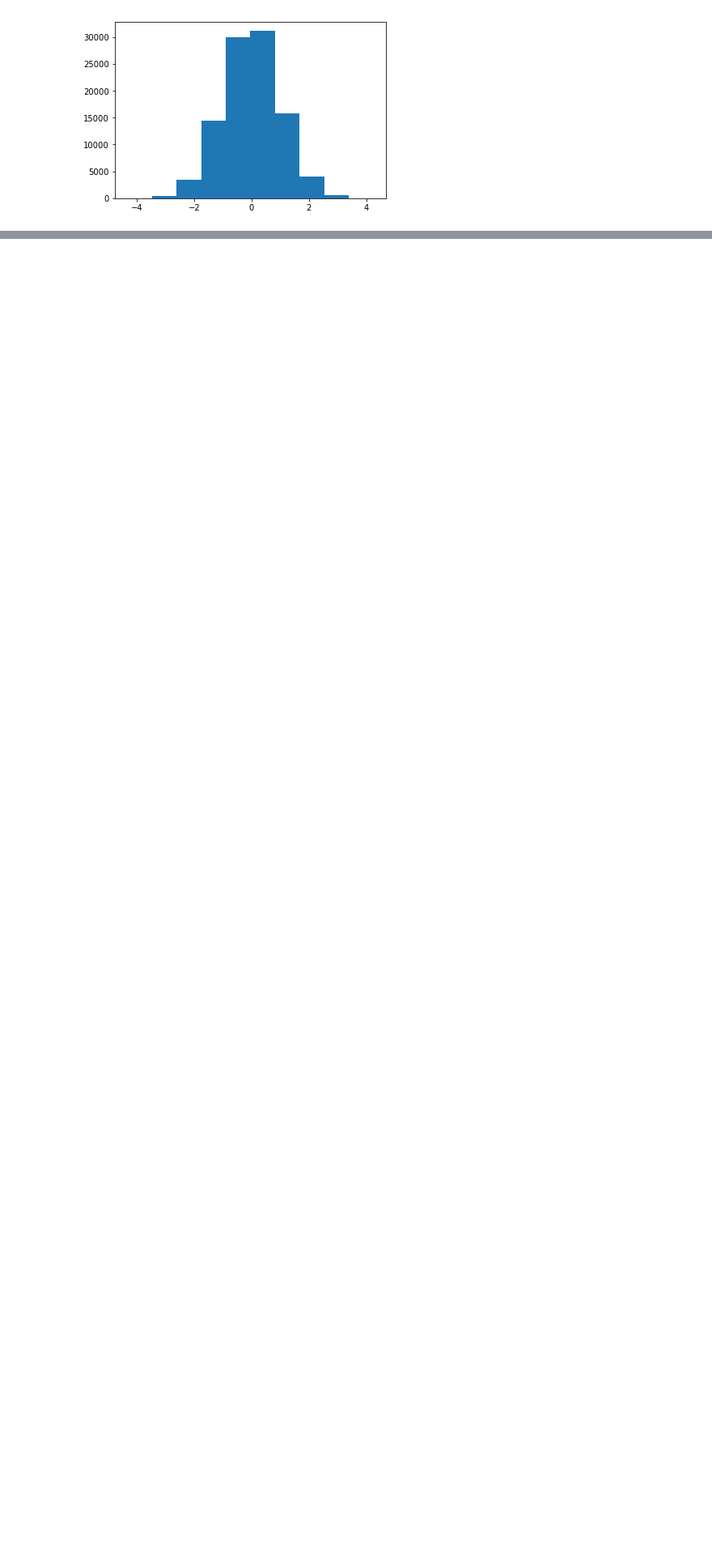
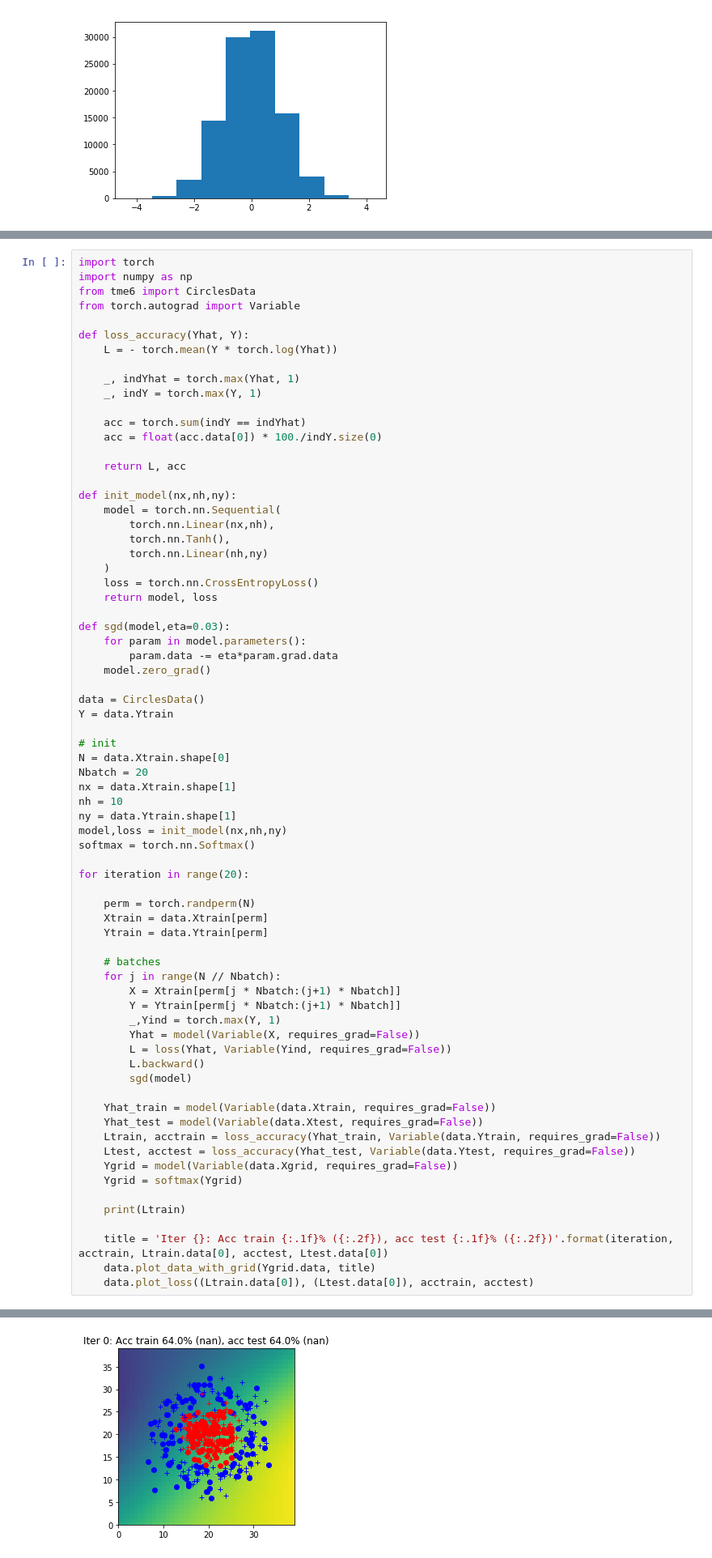
Before and after one commit to marioviti/NN, a Jupyter notebook: FCN/TME5.ipynb, the cells around one changed output, grey strips where cells are left out. Shown at 81% size. Drawn from its saved outputs; the diff is of its cells as text; blank space fills up the shorter version.

```diff
--- a/FCN/TME5.ipynb
+++ b/FCN/TME5.ipynb
@@ -288,0 +516,72 @@ plt.show()
+# %%
+import torch
+import numpy as np
+from tme6 import CirclesData
+from torch.autograd import Variable
+
+def loss_accuracy(Yhat, Y):
+    L = - torch.mean(Y * torch.log(Yhat))
+
+    _, indYhat = torch.max(Yhat, 1)
+    _, indY = torch.max(Y, 1)
+
+    acc = torch.sum(indY == indYhat)
+    acc = float(acc.data[0]) * 100./indY.size(0)
+
+    return L, acc
+
+def init_model(nx,nh,ny):
+    model = torch.nn.Sequential(
+        torch.nn.Linear(nx,nh),
+        torch.nn.Tanh(),
+        torch.nn.Linear(nh,ny)
+    )
+    loss = torch.nn.CrossEntropyLoss()
+    return model, loss
+
+def sgd(model,eta=0.03):
+    for param in model.parameters():
+        param.data -= eta*param.grad.data
+    model.zero_grad()
+
+data = CirclesData()
+Y = data.Ytrain
+
+# init
+N = data.Xtrain.shape[0]
+Nbatch = 20
+nx = data.Xtrain.shape[1]
+nh = 10
+ny = data.Ytrain.shape[1]
+model,loss = init_model(nx,nh,ny)
+softmax = torch.nn.Softmax()
+
+for iteration in range(20):
+
+    perm = torch.randperm(N)
+    Xtrain = data.Xtrain[perm]
+    Ytrain = data.Ytrain[perm]
+
+    # batches
+    for j in range(N // Nbatch):
+        X = Xtrain[perm[j * Nbatch:(j+1) * Nbatch]]
+        Y = Ytrain[perm[j * Nbatch:(j+1) * Nbatch]]
+        _,Yind = torch.max(Y, 1)
+        Yhat = model(Variable(X, requires_grad=False))
+        L = loss(Yhat, Variable(Yind, requires_grad=False))
+        L.backward()
+        sgd(model)
+
+    Yhat_train = model(Variable(data.Xtrain, requires_grad=False))
+    Yhat_test = model(Variable(data.Xtest, requires_grad=False))
+    Ltrain, acctrain = loss_accuracy(Yhat_train, Variable(data.Ytrain, requires_grad=False))
+    Ltest, acctest = loss_accuracy(Yhat_test, Variable(data.Ytest, requires_grad=False))
+    Ygrid = model(Variable(data.Xgrid, requires_grad=False))
+    Ygrid = softmax(Ygrid)
+
+    print(Ltrain)
+
+    title = 'Iter {}: Acc train {:.1f}% ({:.2f}), acc test {:.1f}% ({:.2f})'.format(iteration, acctrain, Ltrain.data[0], acctest, Ltest.data[0])
+    data.plot_data_with_grid(Ygrid.data, title)
+    data.plot_loss((Ltrain.data[0]), (Ltest.data[0]), acctrain, acctest)
+# %% [output]
@@ -288,0 +591 @@ plt.show()
+[figure, added]
```
Also changed, not shown: parts of 4 cells of this notebook, 4 other files.
